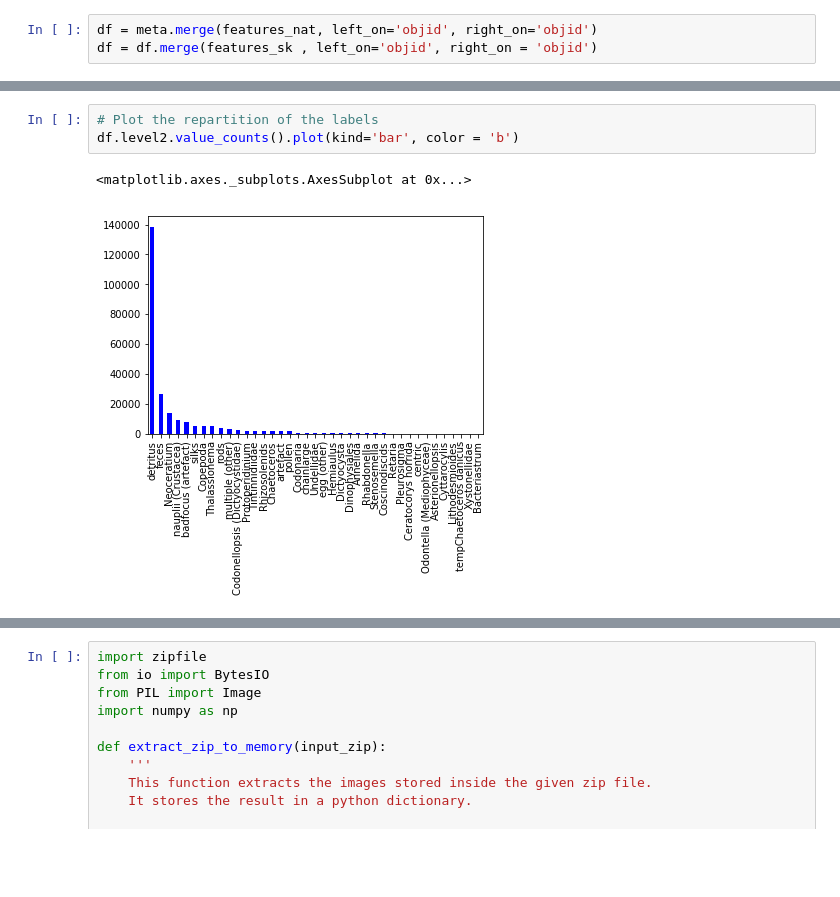
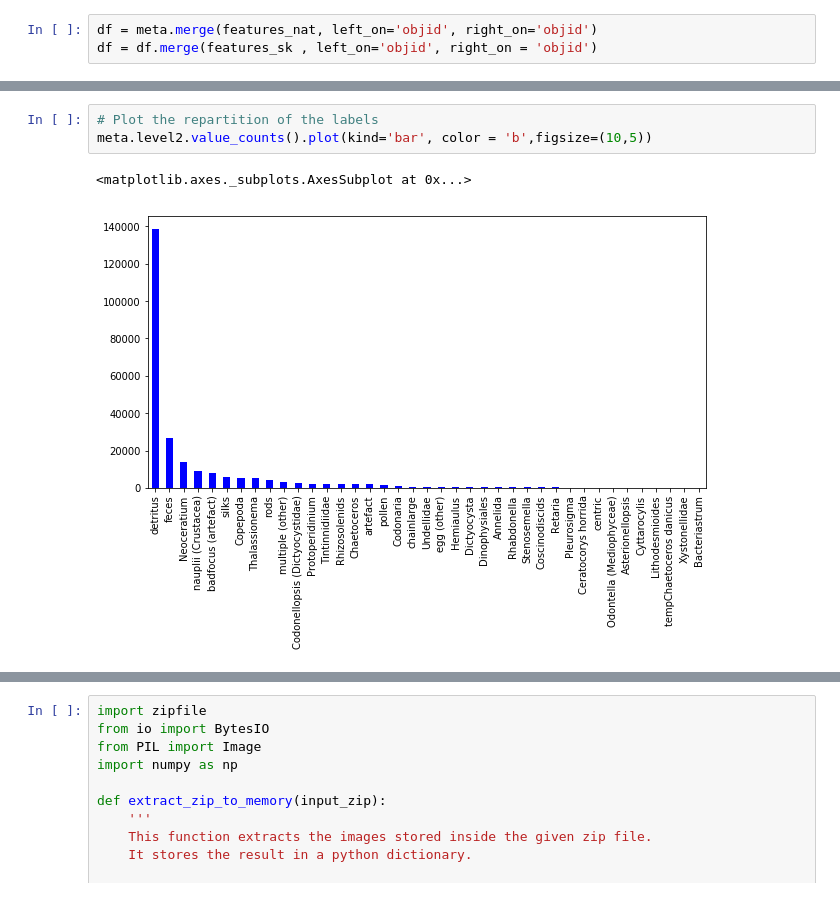
Before and after one commit to Makubu/AML, a Jupyter notebook: Plankton/plankton_challenge.ipynb, the cells around one changed output, grey strips where cells are left out. Cells and saved outputs as stored; diff of their text form; blank space fills up the shorter version.

```diff
--- a/Plankton/plankton_challenge.ipynb
+++ b/Plankton/plankton_challenge.ipynb
@@ -336,6 +258,6 @@ df.head(5)
 # %%
 # Plot the repartition of the labels
-df.level2.value_counts().plot(kind='bar', color = 'b')
+meta.level2.value_counts().plot(kind='bar', color = 'b',figsize=(10,5))
 # %% [output]
 <matplotlib.axes._subplots.AxesSubplot at 0x...>
-[figure, old version]
+[figure, new version]
```
Also changed, not shown: parts of 106 cells of this notebook.
